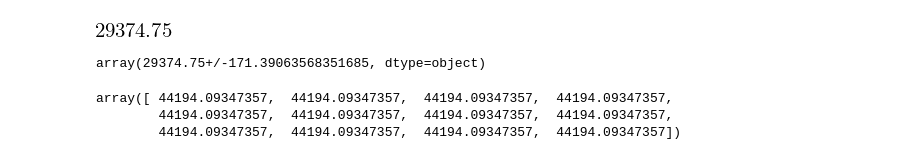
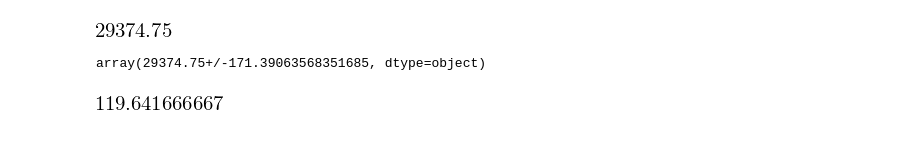
Before and after one commit to LuckyJosh/PhysikFP2015, a Jupyter notebook: 01_TomographieGamma[ ]/Python/Auswertung.ipynb, the cells around one changed output. Cells and saved outputs as stored; diff of their text form; code cells hidden in the pictures.

```diff
--- a/01_TomographieGamma[ ]/Python/Auswertung.ipynb
+++ b/01_TomographieGamma[ ]/Python/Auswertung.ipynb
@@ -228,10 +286,11 @@ array([ 0.        ,  0.5       ,  0.16666667, ...,  0.08333333,
 # %%
 # Integrierte Hits im Intervall [250,310]
 # Cube 0 wurde 12 mal gemessen verlangt ist jedoch nur ein Wert, daher Mittelung
-integrated_counts_0 = cube_0[:,lower_limit:upper_limit].sum(axis=1).mean()
+integrated_counts_0_arr = cube_0[:,lower_limit:upper_limit].sum(axis=1)
 integrated_counts_1 = cube_1[:,lower_limit:upper_limit].sum(axis=1)
 integrated_counts_2 = cube_2[:,lower_limit:upper_limit].sum(axis=1)
 integrated_counts_3 = cube_3[:,lower_limit:upper_limit].sum(axis=1)
+integrated_counts_0 = integrated_counts_0_arr.mean()
 # %%
 integrated_counts_0
 # %% [output]
@@ -248,19 +308,18 @@ integrated_counts_0_err
 array(29374.75+/-171.39063568351685, dtype=object)
 # %%
 # Renormierung der integrierten Hits
-integrated_counts_0_norm_1 = integrated_counts_0*(real_time_1/live_time_0)
-integrated_counts_1_norm = integrated_counts_1*(real_time_1/live_time_1)
+integrated_counts_0_norm_1 = integrated_counts_0*(live_time_1/live_time_0)
+integrated_counts_1_norm = integrated_counts_1
 
-integrated_counts_0_norm_2 = integrated_counts_0*(real_time_2/live_time_0)
-integrated_counts_2_norm = integrated_counts_2*(real_time_2/live_time_2)
+integrated_counts_0_norm_2 = integrated_counts_0*(live_time_2/live_time_0)
+integrated_counts_2_norm = integrated_counts_2
 
-integrated_counts_0_norm_3 = integrated_counts_0*(real_time_3/live_time_0)
-integrated_counts_3_norm = integrated_counts_3*(real_time_3/live_time_3)
+integrated_counts_0_norm_3 = integrated_counts_0*(live_time_3/live_time_0)
+integrated_counts_3_norm = integrated_counts_3
 # %%
 integrated_counts_0_norm_3
+live_time_0
 # %% [output]
-array([ 44194.09347357,  44194.09347357,  44194.09347357,  44194.09347357,
-        44194.09347357,  44194.09347357,  44194.09347357,  44194.09347357,
-        44194.09347357,  44194.09347357,  44194.09347357,  44194.09347357])
+[figure, added]
 # %%
 # Renormierung der fehlerbehafteten integrierten Hits
```
Also changed, not shown: parts of 39 cells of this notebook, 29 other files.
